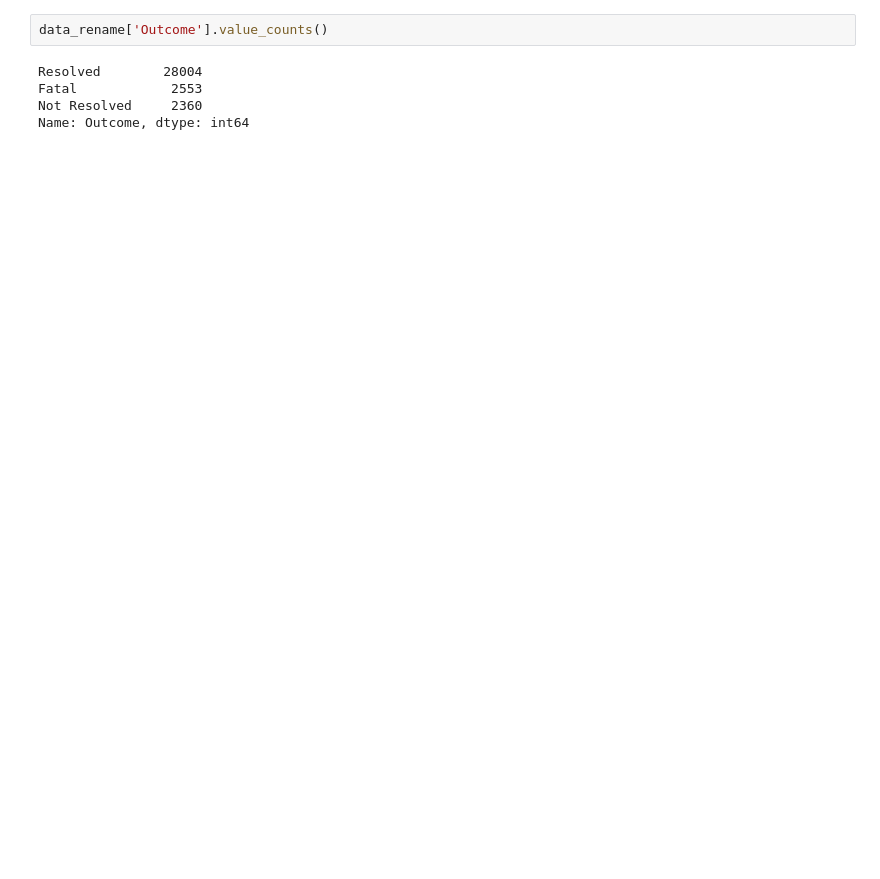
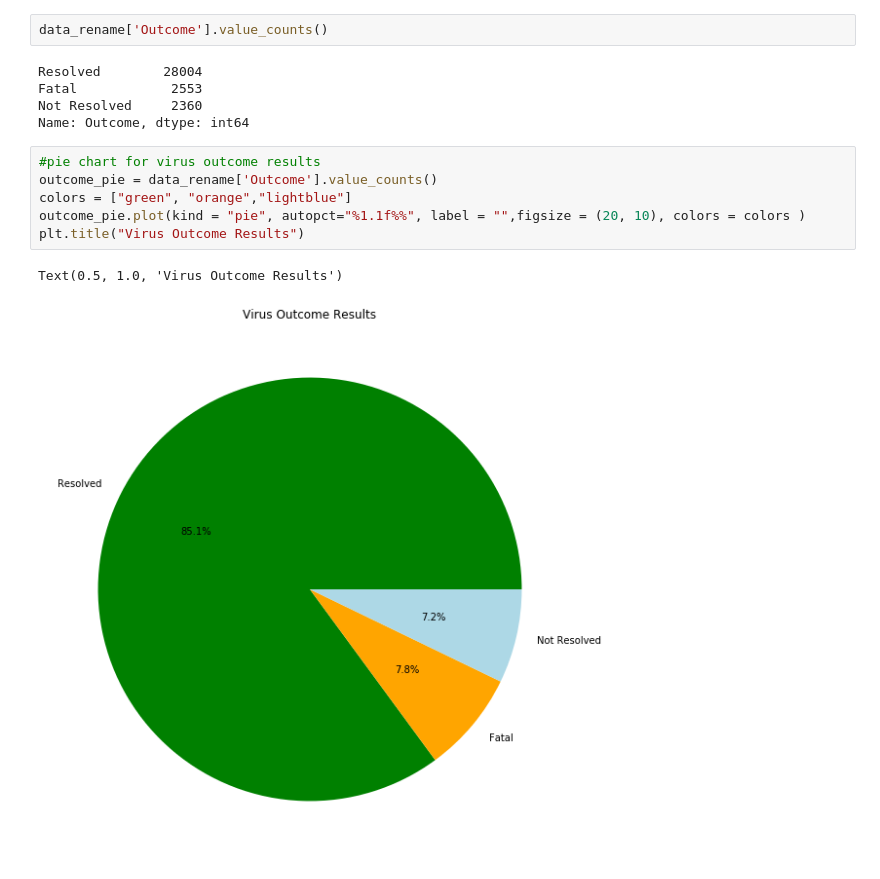
Before and after one commit to kirushan3/COVID-Project-1, a Jupyter notebook: covid19_project.ipynb, the cells around one changed output. Saved outputs shown, nothing was run; the diff lists cells and outputs as text; blank space fills up the shorter version.

```diff
--- a/covid19_project.ipynb
+++ b/covid19_project.ipynb
@@ -150,3 +229,12 @@ Resolved        28004
 Fatal            2553
 Not Resolved     2360
 Name: Outcome, dtype: int64
+# %%
+#pie chart for virus outcome results
+outcome_pie = data_rename['Outcome'].value_counts()
+colors = ["green", "orange","lightblue"]
+outcome_pie.plot(kind = "pie", autopct="%1.1f%%", label = "",figsize = (20, 10), colors = colors )
+plt.title("Virus Outcome Results")
+# %% [output]
+Text(0.5, 1.0, 'Virus Outcome Results')
+[figure, added]
```
Also changed, not shown: parts of 24 cells of this notebook.
